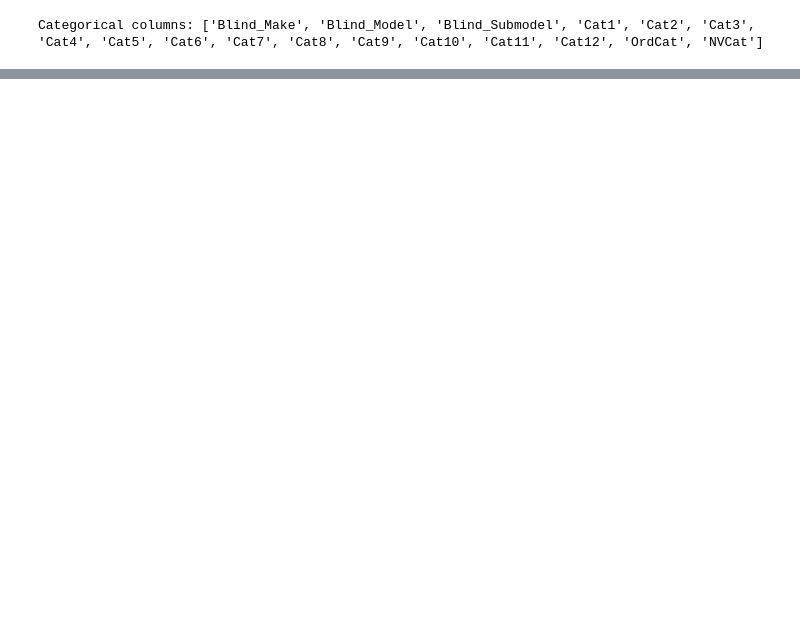
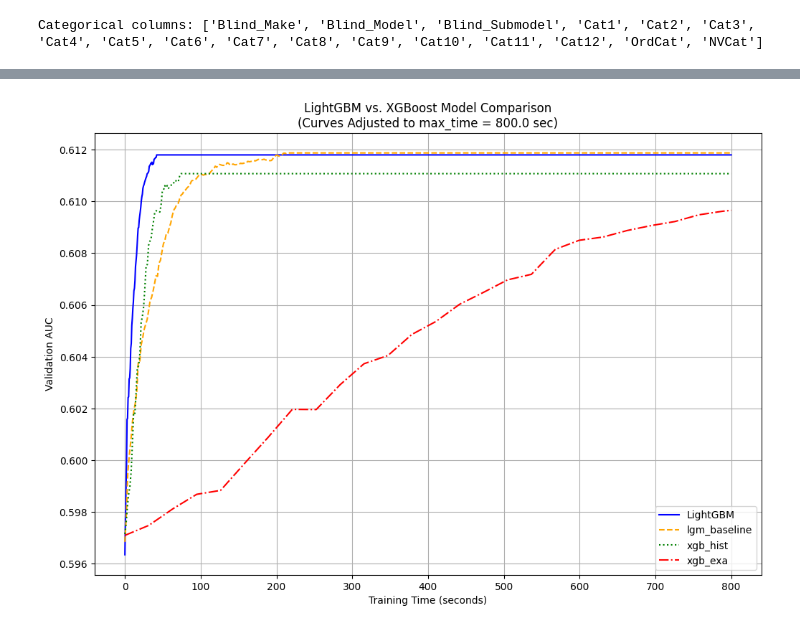
Before and after one commit to Nico-Conti/ir-project, a Jupyter notebook: Allstate_claim.ipynb, the cells around one changed output, grey strips where cells are left out. Saved outputs shown, nothing was run; the diff lists cells and outputs as text; code cells hidden in the pictures; blank space fills up the shorter version.

Commit message:
notebook for specific dataset

```diff
--- a/Allstate_claim.ipynb
+++ b/Allstate_claim.ipynb
@@ -326,0 +548,98 @@ plt.show()
+# %%
+import matplotlib.pyplot as plt
+import numpy as np
+
+# --- Modified Helper Function to Extend or Clip the Curve ---
+def extend_or_clip_curve(time_array, auc_array, max_time, num_points=10):
+    """
+    Adjusts a learning curve so that it spans exactly up to max_time.
+
+    If the peak AUC occurs before max_time, the curve is extended by padding with a flat line
+    at the peak AUC until max_time.
+    If the peak occurs after max_time, the curve is truncated (and interpolated) at max_time.
+
+    Parameters:
+      - time_array: Array of time stamps for each iteration.
+      - auc_array: Array of AUC values.
+      - max_time: The time value to which the curve should be extended/truncated.
+      - num_points: Number of extra points to use for padding (only when extending).
+
+    Returns:
+      - adjusted_time: The adjusted time array (up to max_time).
+      - adjusted_auc: The adjusted AUC array.
+    """
+    peak_index = np.argmax(auc_array)
+    peak_time = time_array[peak_index]
+    peak_auc = auc_array[peak_index]
+
+    if peak_time < max_time:
+        # Extend the curve to max_time by padding with a flat line at peak_auc.
+        time_up_to_peak = time_array[:peak_index+1]
+        auc_up_to_peak = auc_array[:peak_index+1]
+        extra_time = np.linspace(peak_time, max_time, num_points, endpoint=True)[1:]
+        extra_auc = np.full_like(extra_time, peak_auc)
+        adjusted_time = np.concatenate([time_up_to_peak, extra_time])
+        adjusted_auc = np.concatenate([auc_up_to_peak, extra_auc])
+    else:
+        # The peak occurs after max_time, so clip the curve.
+        # Find indices where time is less than or equal to max_time.
+        valid_idx = np.where(time_array <= max_time)[0]
+        if valid_idx.size == 0:
+            # If no point is before max_time, then simply interpolate between first two points.
+            adjusted_time = np.array([max_time])
+            adjusted_auc = np.interp(max_time, time_array[:2], auc_array[:2])
+        else:
+            last_valid = valid_idx[-1]
+            adjusted_time = time_array[:last_valid+1].copy()
+            adjusted_auc = auc_array[:last_valid+1].copy()
+            # If the last valid time isn't exactly max_time, interpolate an extra point.
+            if adjusted_time[-1] < max_time:
+                interp_auc = np.interp(max_time, time_array[last_valid:last_valid+2], auc_array[last_valid:last_valid+2])
+                adjusted_time = np.concatenate([adjusted_time, [max_time]])
+                adjusted_auc = np.concatenate([adjusted_auc, [interp_auc]])
+    return adjusted_time, adjusted_auc
+
+# --- Use your actual data (no synthetic data is created) ---
+# Extract AUC values and generate time stamps for LightGBM (EFB Enabled and Disabled)
+auc_with_efb = np.array(evals_result_with_efb['validation']['auc'])
+auc_without_efb = np.array(evals_result_without_efb['validation']['auc'])
+time_with_efb = np.linspace(0, training_time_with_efb, len(auc_with_efb))
+time_without_efb = np.linspace(0, training_time_without_efb, len(auc_without_efb))
+
+# Extract AUC values and generate time stamps for XGBoost Histogram and Exact Splitting models
+auc_hist = np.array(evals_result_xgb_hist['validation']['auc'])
+time_hist = np.linspace(0, training_time_xgb, len(auc_hist))
+auc_exact = np.array(evals_result_xgb_exact['validation']['auc'])
+time_exact = np.linspace(0, training_time_xgb_exact, len(auc_exact))
+
+# --- Manual Control for Maximum Time ---
+# Set the maximum time for curve adjustment. For example, to display curves only up to 30 seconds:
+manual_max_time = 800  # Adjust this value as needed
+
+# Adjust curves for each model using the new helper function.
+ext_time_with_efb, ext_auc_with_efb = extend_or_clip_curve(time_with_efb, auc_with_efb, manual_max_time)
+ext_time_without_efb, ext_auc_without_efb = extend_or_clip_curve(time_without_efb, auc_without_efb, manual_max_time)
+ext_time_hist, ext_auc_hist = extend_or_clip_curve(time_hist, auc_hist, manual_max_time)
+ext_time_exact, ext_auc_exact = extend_or_clip_curve(time_exact, auc_exact, manual_max_time)
+
+# --- Combined Plot ---
+plt.figure(figsize=(12, 8))
+
+# Plot LightGBM models
+plt.plot(ext_time_with_efb, ext_auc_with_efb, label='LightGBM', color='blue', linestyle='-')
+plt.plot(ext_time_without_efb, ext_auc_without_efb, label='lgm_baseline', color='orange', linestyle='--')
+
+# Plot XGBoost models
+plt.plot(ext_time_hist, ext_auc_hist, label='xgb_hist', color='green', linestyle='dotted')
+plt.plot(ext_time_exact, ext_auc_exact, label='xgb_exa', color='red', linestyle='dashdot')
+
+plt.xlabel("Training Time (seconds)")
+plt.ylabel("Validation AUC")
+plt.title("LightGBM vs. XGBoost Model Comparison (Allstate Dataset)\n(Curves Adjusted to max_time = {:.1f} sec)".format(manual_max_time))
+plt.legend()
+plt.grid(True)
+#plt.show()
+
+plt.savefig("allstate_claim_1.png")
+# %% [output]
+[figure, added]
```
Also changed, not shown: parts of 20 cells of this notebook, 2 other files.
